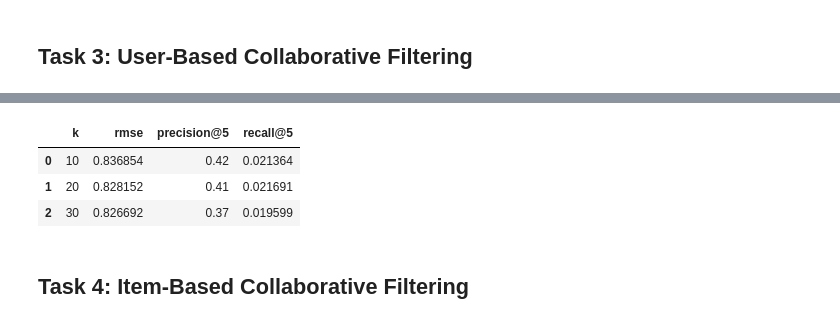
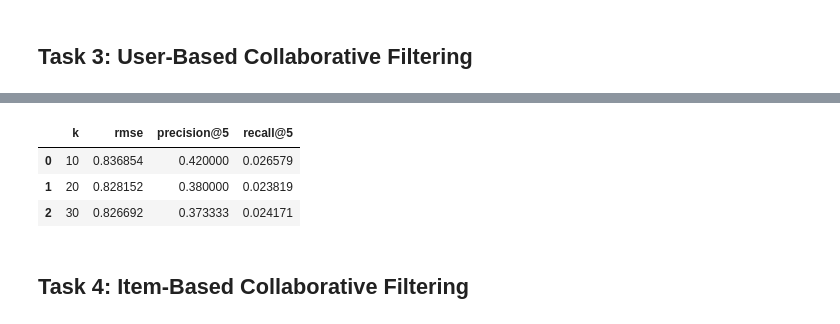
Before and after one commit to ashcrows/iitj_m25de1047_mlbd_Assignment03, a Jupyter notebook: notebook/Assignment_03.ipynb, the cells around one changed output, grey strips where cells are left out. Cells and saved outputs as stored; diff of their text form; code cells hidden in the pictures.

Commit message:
Made changes as per the assignment requirements

```diff
--- a/notebook/Assignment_03.ipynb
+++ b/notebook/Assignment_03.ipynb
@@ -58,7 +73,7 @@ np.random.seed(42)
 # %%
 spark = (
     SparkSession.builder
-    .appName("CSL7110_Assignment3_MacSafe")
+    .appName("CSL7110_Assignment3")
     .master("local[*]")
     .config("spark.sql.shuffle.partitions", "64")
     .config("spark.default.parallelism", "64")
@@ -284,18 +313,22 @@ Evaluation users: 30
 # %% [markdown]
 ## Task 1: TF-IDF Based Recommendation Using Movie Genres
 # %%
-movies_tokens = movies.withColumn("genre_tokens", F.split(F.col("genres_clean"), r"\|"))
+# ── Build PySpark TF-IDF pipeline on genre tokens ─────────────────────────────
+movies_tokens = movies.withColumn(
+    "genre_tokens", F.split(F.col("genres_clean"), r"\|")
+)
 
-hashing_tf = HashingTF(inputCol="genre_tokens", outputCol="raw_features", numFeatures=1024)
-idf = IDF(inputCol="raw_features", outputCol="tfidf_features")
-
+hashing_tf  = HashingTF(inputCol="genre_tokens", outputCol="raw_features", numFeatures=1024)
+idf         = IDF(inputCol="raw_features", outputCol="tfidf_features")
 tfidf_pipeline = Pipeline(stages=[hashing_tf, idf])
-tfidf_model = tfidf_pipeline.fit(movies_tokens)
+tfidf_model    = tfidf_pipeline.fit(movies_tokens)
 
 movies_tfidf = tfidf_model.transform(movies_tokens).select(
-    "movieId", "title", "genres_clean", "year", "movie_rating_count", "movie_avg_rating", "tfidf_features"
+    "movieId", "title", "genres_clean", "year",
+    "movie_rating_count", "movie_avg_rating", "tfidf_features"
 )
 
 movies_tfidf.persist(StorageLevel.MEMORY_AND_DISK)
+print("TF-IDF pipeline fitted and applied.")
 movies_tfidf.show(5, truncate=False)
 # %% [output]
@@ -505,4 +570,34 @@ def predict_user_cf(user_id, movie_id, k=20):
 # %%
+def predict_user_cf(user_id, movie_id, k=20):
+    """
+    Predict rating using weighted sum of K most-similar neighbours.
+    Prediction is bias-adjusted: pred = mean(u) + weighted_dev_of_neighbours.
+    """
+    if user_id not in ui_train.index or movie_id not in ui_train.columns:
+        return None
+
+    sims         = user_similarity.loc[user_id]
+    movie_ratings = ui_train[movie_id]
+    neighbors    = (
+        pd.DataFrame({"sim": sims, "rating": movie_ratings})
+        .dropna()
+        .query("sim > 0")
+        .sort_values("sim", ascending=False)
+        .head(k)
+    )
+
+    if neighbors.empty:
+        return float(user_means_cf.get(user_id, global_mean_rating))
+
+    num = ((neighbors["rating"] - user_means_cf.loc[neighbors.index]) * neighbors["sim"]).sum()
+    den = neighbors["sim"].abs().sum()
+    if den == 0:
+        return float(user_means_cf.get(user_id, global_mean_rating))
+
+    return clip_rating(user_means_cf[user_id] + num / den)
+
+
+# ── Evaluate for k ∈ {10, 20, 30} ────────────────────────────────────────────
 cf_test_pd = (
     test_ratings_in_train
     .filter(F.col("userId").isin(list(ui_train.index)) & F.col("movieId").isin(list(ui_train.columns)))
@@ -514,8 +609,7 @@ k_values = [10, 20, 30]
 user_cf_results = []
 
 for k in k_values:
-    y_true, y_pred = [], []
-    rank_rows = []
+    y_true, y_pred, rank_rows = [], [], []
 
     for row in cf_test_pd.itertuples(index=False):
         pred = predict_user_cf(row.userId, row.movieId, k=k)
@@ -523,29 +617,23 @@ for k in k_values:
             y_true.append(float(row.rating))
             y_pred.append(pred)
 
-    for uid in [u for u in eval_users if u in ui_train.index][:20]:
-        seen = set(ui_train.loc[uid].dropna().index.tolist())
+    for uid in [u for u in eval_users if u in ui_train.index][:30]:
+        seen       = set(ui_train.loc[uid].dropna().index)
         candidates = [mid for mid in ui_train.columns if mid not in seen][:500]
-        preds = []
-
-        for mid in candidates:
-            pred = predict_user_cf(uid, mid, k=k)
-            if pred is not None:
-                preds.append((mid, pred))
-
-        rec_ids = [mid for mid, _ in sorted(preds, key=lambda x: x[1], reverse=True)[:TOP_K]]
-        relevant_ids = relevant_test_items.get(uid, [])
-        p5, r5 = precision_recall_at_k(rec_ids, relevant_ids, TOP_K)
+        preds      = [(mid, p) for mid in candidates if (p := predict_user_cf(uid, mid, k)) is not None]
+        rec_ids    = [mid for mid, _ in sorted(preds, key=lambda x: x[1], reverse=True)[:TOP_K]]
+        p5, r5     = precision_recall_at_k(rec_ids, relevant_test_items.get(uid, []), TOP_K)
         rank_rows.append((p5, r5))
 
     user_cf_results.append({
         "k": k,
-        "rmse": rmse_score(y_true, y_pred),
-        "precision@5": float(np.mean([x[0] for x in rank_rows])) if rank_rows else 0.0,
-        "recall@5": float(np.mean([x[1] for x in rank_rows])) if rank_rows else 0.0
+        "rmse":         rmse_score(y_true, y_pred),
+        "precision@5":  float(np.mean([x[0] for x in rank_rows])) if rank_rows else 0.0,
+        "recall@5":     float(np.mean([x[1] for x in rank_rows])) if rank_rows else 0.0,
     })
 
 user_cf_metrics_df = pd.DataFrame(user_cf_results)
-best_user_cf_k = int(user_cf_metrics_df.sort_values(["rmse", "precision@5"], ascending=[True, False]).iloc[0]["k"])
+best_user_cf_k = int(user_cf_metrics_df.sort_values(["rmse","precision@5"], ascending=[True,False]).iloc[0]["k"])
+print(f"Best k for User-CF: {best_user_cf_k}")
 display(user_cf_metrics_df)
 # %% [output]
@@ -552,7 +641,7 @@ display(user_cf_metrics_df)
 |  | k | rmse | precision@5 | recall@5 |
-| 0 | 10 | 0.836854 | 0.42 | 0.021364 |
-| 1 | 20 | 0.828152 | 0.41 | 0.021691 |
-| 2 | 30 | 0.826692 | 0.37 | 0.019599 |
+| 0 | 10 | 0.836854 | 0.420000 | 0.026579 |
+| 1 | 20 | 0.828152 | 0.380000 | 0.023819 |
+| 2 | 30 | 0.826692 | 0.373333 | 0.024171 |
 # %% [markdown]
 ## Task 4: Item-Based Collaborative Filtering
 # %%
```
Also changed, not shown: parts of 59 cells of this notebook, 2 other files.
